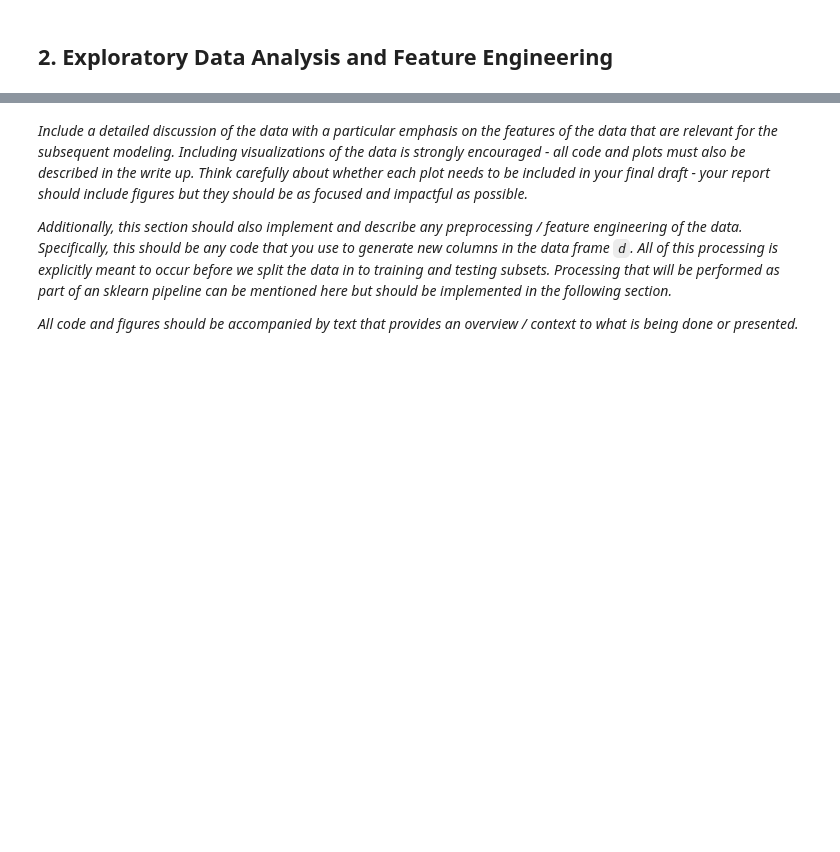
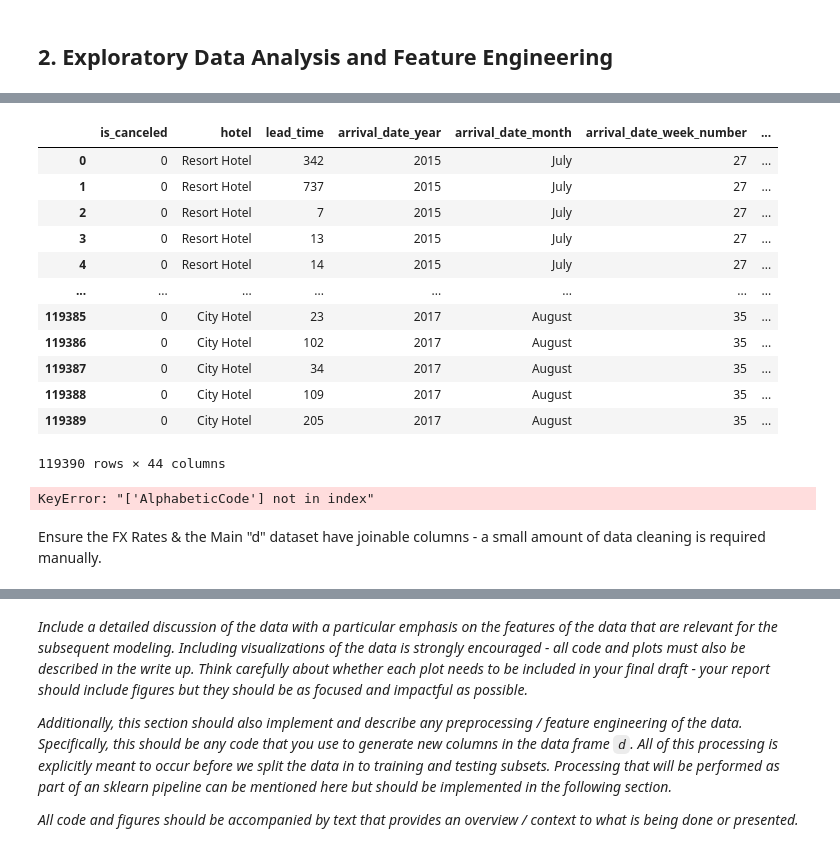
Before and after one commit to s2133934/ML_Project_2, a Jupyter notebook: proj2.ipynb, the cells around one changed output, grey strips where cells are left out. Saved outputs shown, nothing was run; the diff lists cells and outputs as text; code cells hidden in the pictures; blank space fills up the shorter version.

```diff
--- a/proj2.ipynb
+++ b/proj2.ipynb
@@ -42,0 +400,29 @@ d = pd.read_csv("hotel.csv")
+# %%
+#d = pd.merge(d, fx_rates,left_on=['Currency_code','booking_date'], right_on = ['Currency_code','Date'])
+#d.rename(columns = {'FX_Rates' : 'FX_Rates_on_booking'}, inplace = True)
+d
+# %% [output]
+|  | is_canceled | hotel | lead_time | arrival_date_year | arrival_date_month | arrival_date_week_number | ... |
+| 0 | 0 | Resort Hotel | 342 | 2015 | July | 27 | ... |
+| 1 | 0 | Resort Hotel | 737 | 2015 | July | 27 | ... |
+| 2 | 0 | Resort Hotel | 7 | 2015 | July | 27 | ... |
+| 3 | 0 | Resort Hotel | 13 | 2015 | July | 27 | ... |
+| 4 | 0 | Resort Hotel | 14 | 2015 | July | 27 | ... |
+| ... | ... | ... | ... | ... | ... | ... | ... |
+| 119385 | 0 | City Hotel | 23 | 2017 | August | 35 | ... |
+| 119386 | 0 | City Hotel | 102 | 2017 | August | 35 | ... |
+| 119387 | 0 | City Hotel | 34 | 2017 | August | 35 | ... |
+| 119388 | 0 | City Hotel | 109 | 2017 | August | 35 | ... |
+| 119389 | 0 | City Hotel | 205 | 2017 | August | 35 | ... |
+119390 rows × 44 columns
+# %%
+#-- DO NOT TRY AND MAP A CURRANCY STRAIGHT TO THE COUNTRY, AS YOU WILL GET 1:MANY MAPPPING!
+cut_cur_code = cur_code[['country Entity','Currency','AlphabeticCode']]
+cut_cur_code.columns = ['Country','Currency','ISO4217-currency_alphabetic_code']
+
+d= pd.merge(d,cut_cur_code[['Currency','ISO4217-currency_alphabetic_code']],on='ISO4217-currency_alphabetic_code', how = 'left')
+d
+# %% [output]
+KeyError: "['AlphabeticCode'] not in index"
+# %% [markdown]
+Ensure the FX Rates & the Main "d" dataset have joinable columns - a small amount of data cleaning is required manually.
```
Also changed, not shown: parts of 41 cells of this notebook, 10 other files.
